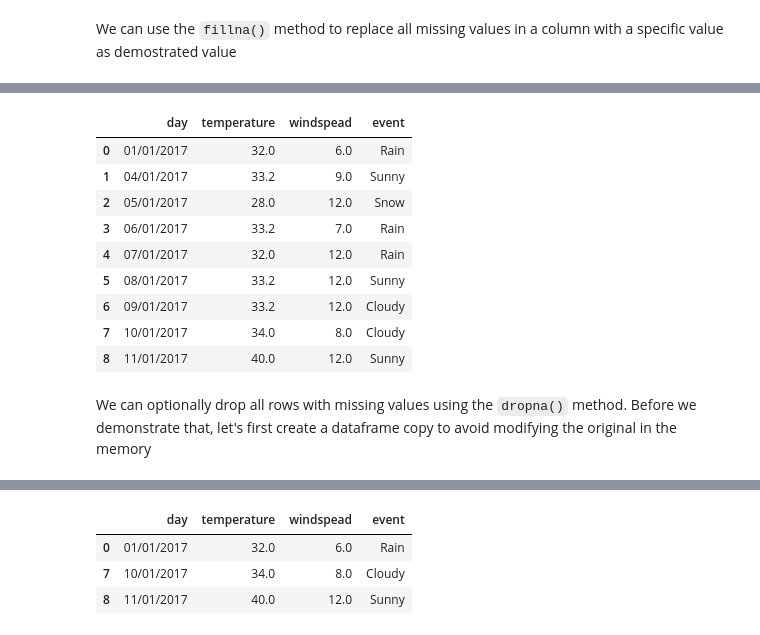
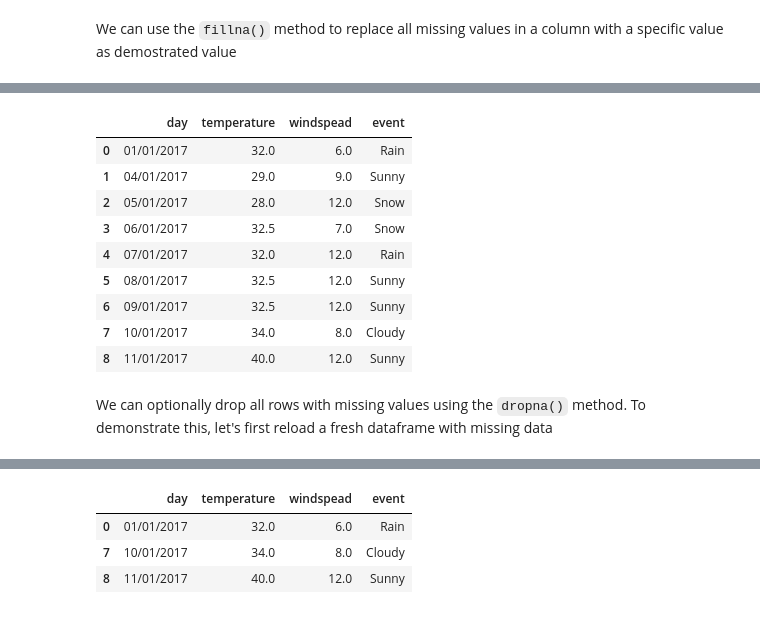
Before and after one commit to dataidea/dataidea-ugandafootball, a Jupyter notebook: nbs/Python Data Analysis/Week2 Cleaning Intro/21_weather_data.ipynb, the cells around one changed output, grey strips where cells are left out. Cells and saved outputs as stored; diff of their text form; code cells hidden in the pictures.

```diff
--- a/nbs/Python Data Analysis/Week2 Cleaning Intro/21_weather_data.ipynb
+++ b/nbs/Python Data Analysis/Week2 Cleaning Intro/21_weather_data.ipynb
@@ -209,0 +242,3 @@ weather_data3 = weather_data.copy()
+# %%
+weather_data = loadDataset('weather')
+weather_data
@@ -210,23 +256,24 @@ weather_data3 = weather_data.copy()
 # %%
 # Replace missing values in temperature, column and event
-weather_data3.fillna(value={
-    'temperature': weather_data3.temperature.mean(),
-    'windspead': weather_data3.windspead.max(),
-    'event': weather_data3.event.bfill()
+weather_data.fillna(value={
+    'temperature': weather_data.temperature.mean(),
+    'windspead': weather_data.windspead.max(),
+    'event': weather_data.event.bfill()
     }, inplace=True)
+
+# Now let's look at our data
+weather_data
+# %% [output]
+|  | day | temperature | windspead | event |
+| 0 | 01/01/2017 | 32.0 | 6.0 | Rain |
+| 1 | 04/01/2017 | 29.0 | 9.0 | Sunny |
+| 2 | 05/01/2017 | 28.0 | 12.0 | Snow |
+| 3 | 06/01/2017 | 32.5 | 7.0 | Snow |
+| 4 | 07/01/2017 | 32.0 | 12.0 | Rain |
+| 5 | 08/01/2017 | 32.5 | 12.0 | Sunny |
+| 6 | 09/01/2017 | 32.5 | 12.0 | Sunny |
+| 7 | 10/01/2017 | 34.0 | 8.0 | Cloudy |
+| 8 | 11/01/2017 | 40.0 | 12.0 | Sunny |
-# %%
-weather_data3
-# %% [output]
-|  | day | temperature | windspead | event |
-| 0 | 01/01/2017 | 32.0 | 6.0 | Rain |
-| 1 | 04/01/2017 | 33.2 | 9.0 | Sunny |
-| 2 | 05/01/2017 | 28.0 | 12.0 | Snow |
-| 3 | 06/01/2017 | 33.2 | 7.0 | Rain |
-| 4 | 07/01/2017 | 32.0 | 12.0 | Rain |
-| 5 | 08/01/2017 | 33.2 | 12.0 | Sunny |
-| 6 | 09/01/2017 | 33.2 | 12.0 | Cloudy |
-| 7 | 10/01/2017 | 34.0 | 8.0 | Cloudy |
-| 8 | 11/01/2017 | 40.0 | 12.0 | Sunny |
 # %% [markdown]
-We can optionally drop all rows with missing values using the `dropna()` method. Before we demonstrate that, let's first create a dataframe copy to avoid modifying the original in the memory
+We can optionally drop all rows with missing values using the `dropna()` method. To demonstrate this, let's first reload a fresh dataframe with missing data
 # %%
```
Also changed, not shown: parts of 30 cells of this notebook, 1 other file.
